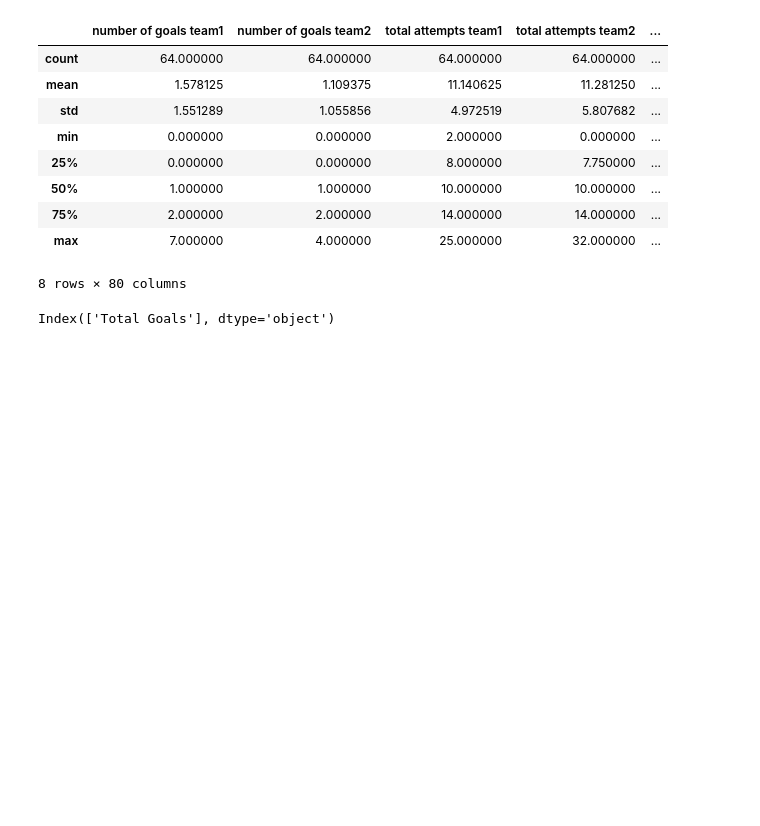
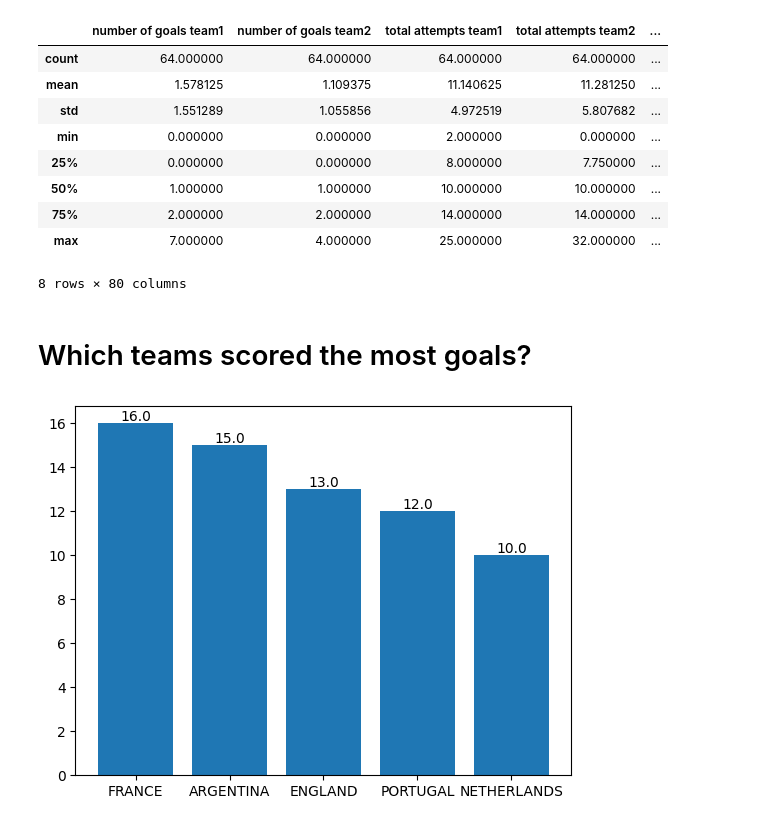
Before and after one commit to toledkrw/Aula-DataScience-Trabalho2, a Jupyter notebook: src/main.ipynb, the cells around one changed output. Drawn from its saved outputs; the diff is of its cells as text; code cells hidden in the pictures; blank space fills up the shorter version.

```diff
--- a/src/main.ipynb
+++ b/src/main.ipynb
@@ -59,22 +62,26 @@ display(df.describe())
 | 75% | 2.000000 | 2.000000 | 14.000000 | 14.000000 | ... |
 | max | 7.000000 | 4.000000 | 25.000000 | 32.000000 | ... |
 8 rows × 80 columns
+# %% [markdown]
+# Which teams scored the most goals?
 # %%
-total_goals_team_1 = \
-    df[['team1','number of goals team1']].groupby(['team1']).sum()
+total_goals_team_1 = df[["team1", "number of goals team1"]].groupby(["team1"]).sum()
+total_goals_team_2 = df[["team2", "number of goals team2"]].groupby(["team2"]).sum()
 
-total_goals_team_2 = \
-    df[['team2','number of goals team2']].groupby(['team2']).sum()
 
 total_goals = total_goals_team_1.add(total_goals_team_2, fill_value=0)
+total_goals["Total Goals"] = total_goals["number of goals team1"] + \
+    total_goals["number of goals team2"]
 
-total_goals["total goals"] = total_goals["number of goals team1"] + total_goals["number of goals team2"]
+total_goals.drop(columns=["number of goals team1","number of goals team2"], inplace=True)
+total_goals.reset_index(inplace=True)
+total_goals.rename(columns={"team1": "Team"}, inplace=True)
 
-total_goals.drop(columns=["number of goals team1", "number of goals team2"], inplace=True)
-total_goals.rename(columns={"team1":"Team","total goals":"Total Goals"}, inplace=True)
+top_goals = total_goals.sort_values(by=["Total Goals"], ascending=False).head(5)
 
-# total_goals.sort_values(by=["Total Goals"], ascending=False).head(5)
+plt.bar(top_goals["Team"], top_goals["Total Goals"])
 
-total_goals.columns
+for i, v in enumerate(top_goals["Total Goals"]):
+    plt.text(i, v, str(v), ha="center", va="bottom")
 # %% [output]
-Index(['Total Goals'], dtype='object')
+[figure, added]
```
Also changed, not shown: parts of 5 cells of this notebook.
